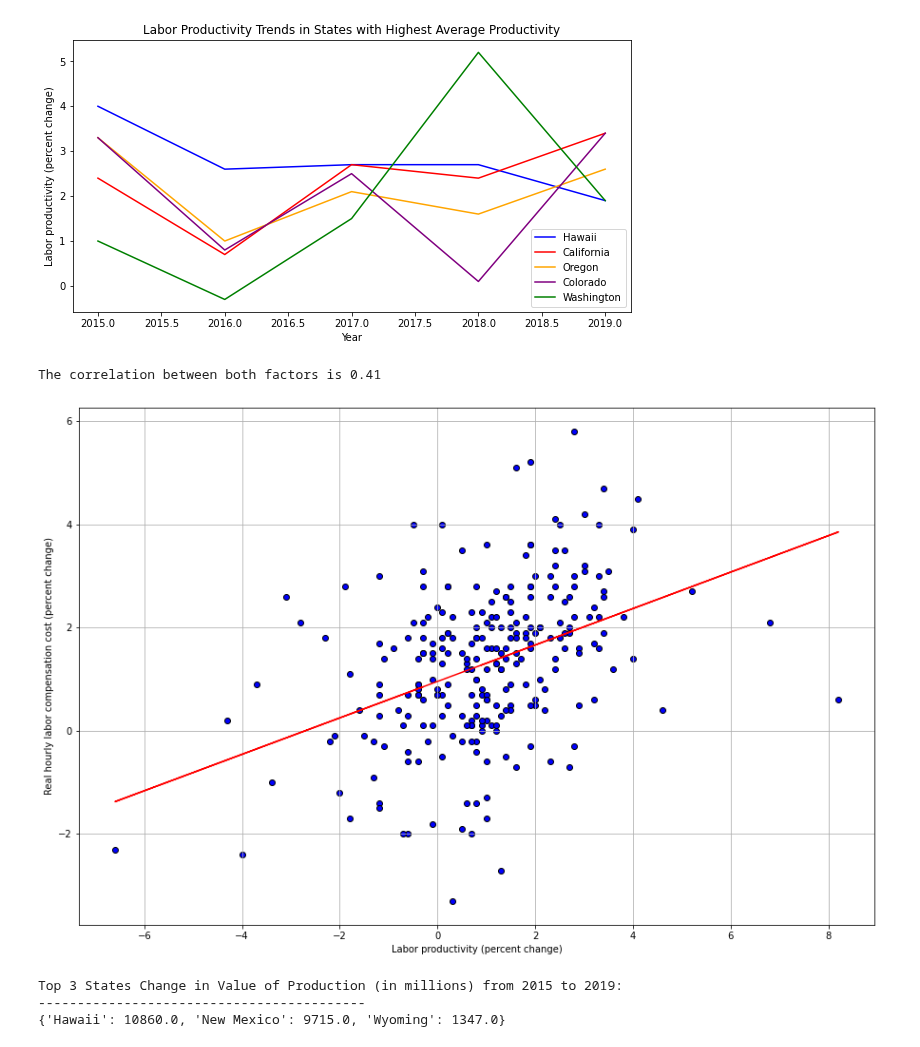
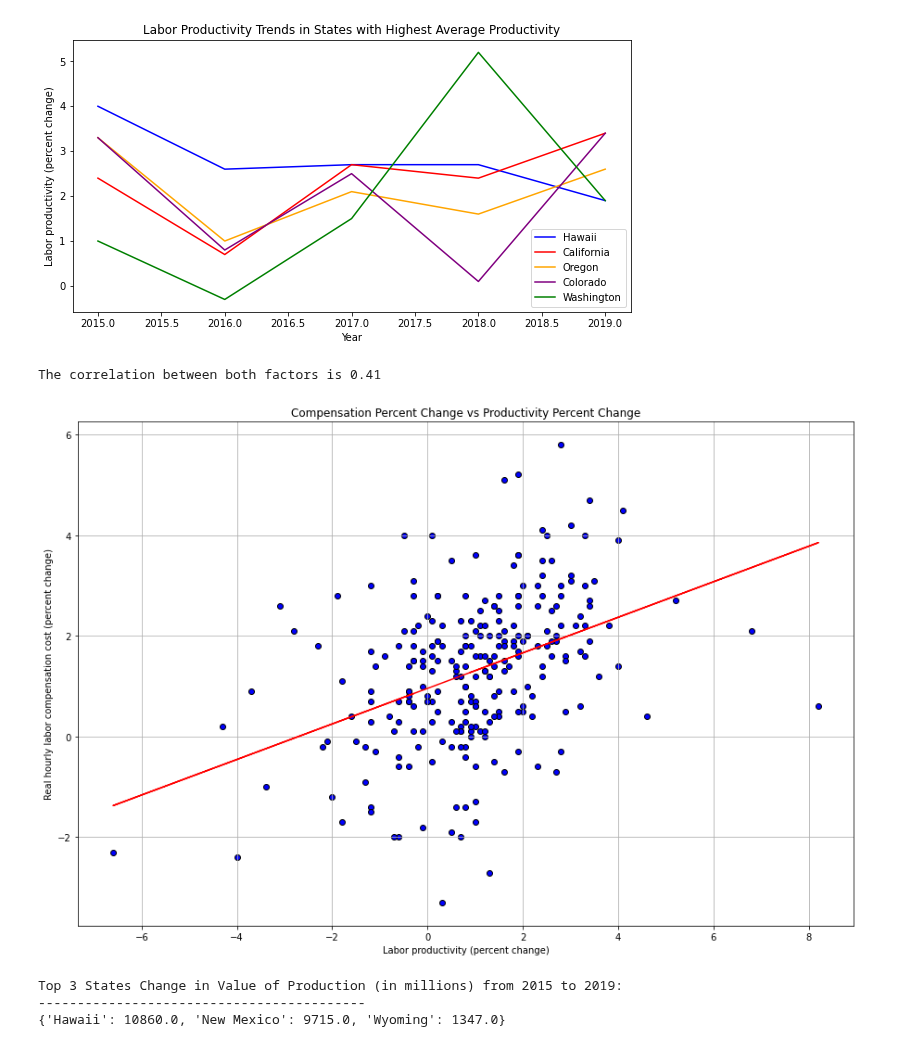
Before and after one commit to Blashford/Next-Factory-ACME, a Jupyter notebook: starter_notebook.ipynb, the cells around one changed output. Saved outputs shown, nothing was run; the diff lists cells and outputs as text; code cells hidden in the pictures.

```diff
--- a/starter_notebook.ipynb
+++ b/starter_notebook.ipynb
@@ -175,20 +179,21 @@ plt.show()
 # %%
 plt.figure(figsize= (15, 10))
 laborpro = labor_df['Labor productivity (percent change)']
 laborcomp = labor_df['Real hourly labor compensation cost (percent change)']
 plt.scatter(laborpro, laborcomp, c='blue', edgecolors = 'black')
 plt.xlabel('Labor productivity (percent change)')
 plt.ylabel('Real hourly labor compensation cost (percent change)')
 slope, intercept, rvalue, pvalue, stderr = linregress(laborpro, laborcomp)
 regress = laborpro * slope + intercept
 plt.plot(laborpro, regress, 'r-')
 plt.grid()
+plt.title('Compensation Percent Change vs Productivity Percent Change')
 plt.savefig('prodcompscatter.png')
 correlation = st.pearsonr(laborpro, laborcomp)
 print(f"The correlation between both factors is {round(correlation[0],2)}")
 # %% [output]
 The correlation between both factors is 0.41
-[figure, old version]
+[figure, new version]
 # %%
 Hawaii_Production_Value = labor_df.loc[labor_df["State"] == "Hawaii", ["Year", "Value of production (million $)"]]
 New_Mexico_Production_Value = labor_df.loc[labor_df["State"] == "New Mexico", ["Year", "Value of production (million $)"]]
```
Also changed, not shown: parts of 3 cells of this notebook, 4 other files.
